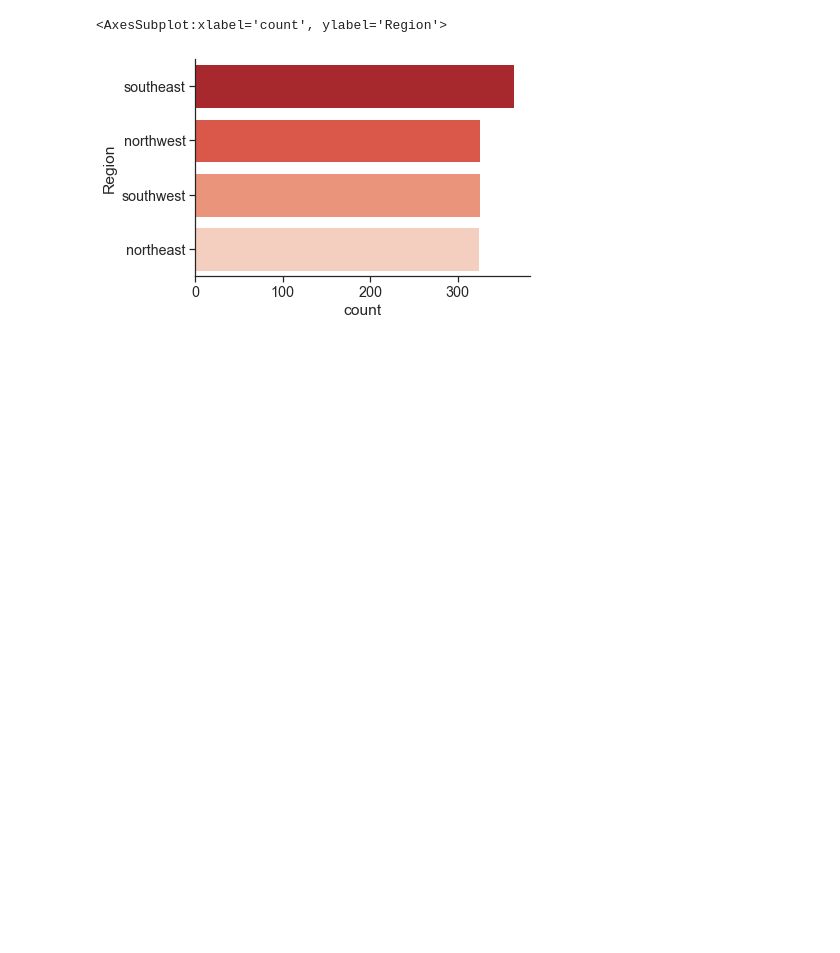
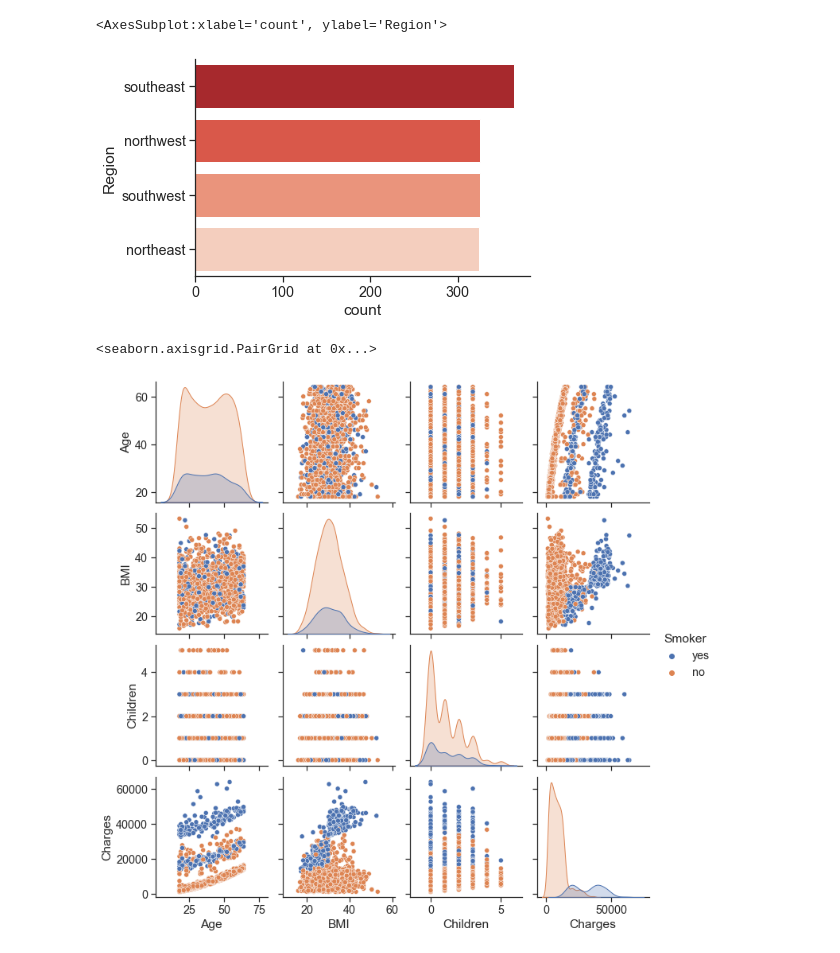
Before and after one commit to data301-2020-winter2/course-project-solo_105, a Jupyter notebook: analysis/milestone2.ipynb, the cells around one changed output. Cells and saved outputs as stored; diff of their text form; code cells hidden in the pictures; blank space fills up the shorter version.

Commit message:
added some visualizations

```diff
--- a/analysis/milestone2.ipynb
+++ b/analysis/milestone2.ipynb
@@ -164,3 +170,12 @@ df.head()
+# %%
+df = (
+    .rename(columns={'age':'Age','sex':'Sex','bmi':'BMI','children':'Children','smoker':'Smoker','region':'Region','charges':'Charges'})
+    .dropna()
+    .reset_index()
+    .drop(['index'], axis=1)
+    .drop_duplicates()
+    .sort_values(by = ['Age'])
+)
 # %% [markdown]
 ### 5. Data Visualization
 # %% [markdown]
@@ -239,3 +254,8 @@ sns.countplot(data=df, y ="Region", palette = 'Reds_r', order = df["Region"].val
 # %% [output]
 <AxesSubplot:xlabel='count', ylabel='Region'>
 [figure]
+# %%
+sns.pairplot(df, hue ='Smoker')
+# %% [output]
+<seaborn.axisgrid.PairGrid at 0x...>
+[figure, added]
```
Also changed, not shown: parts of 10 cells of this notebook.
